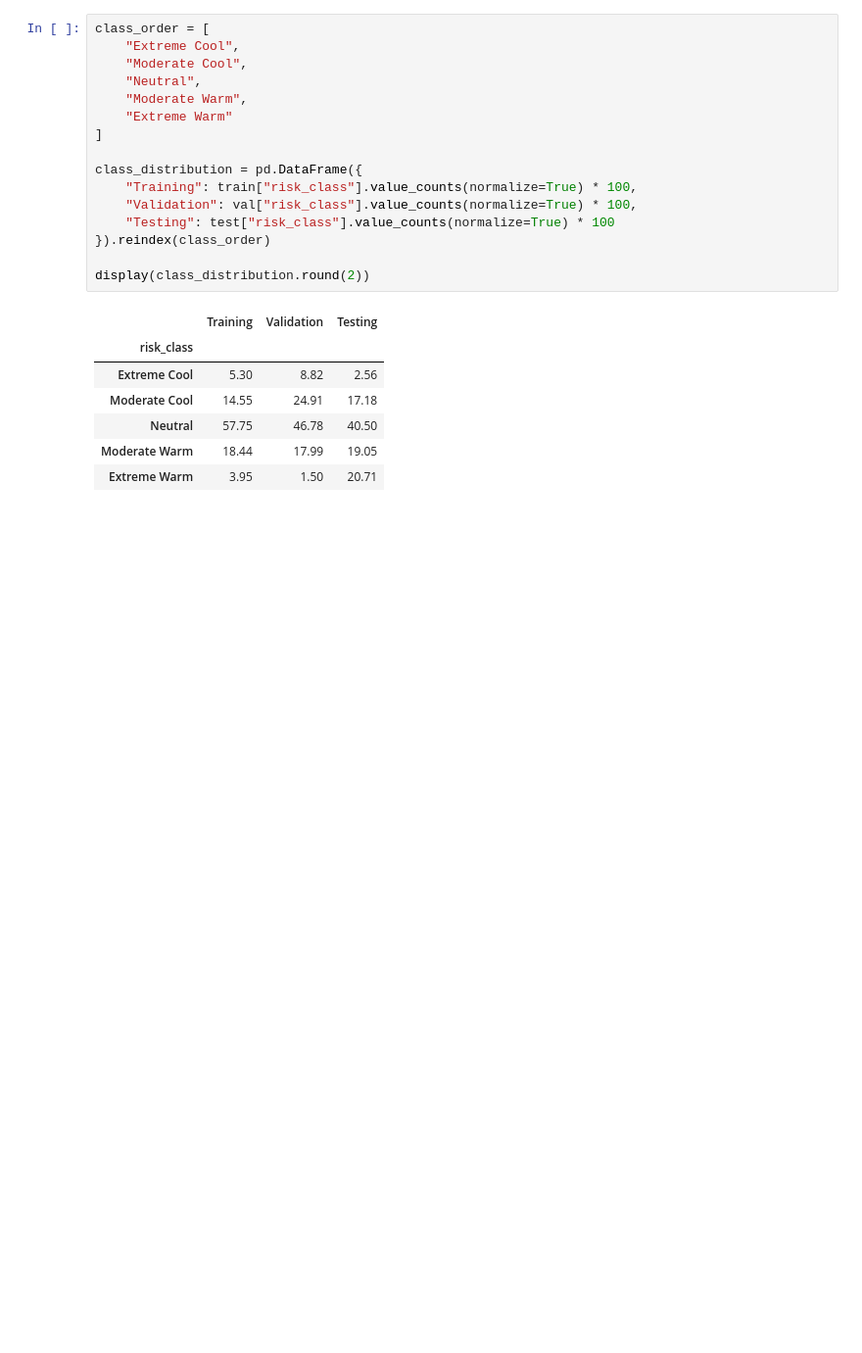
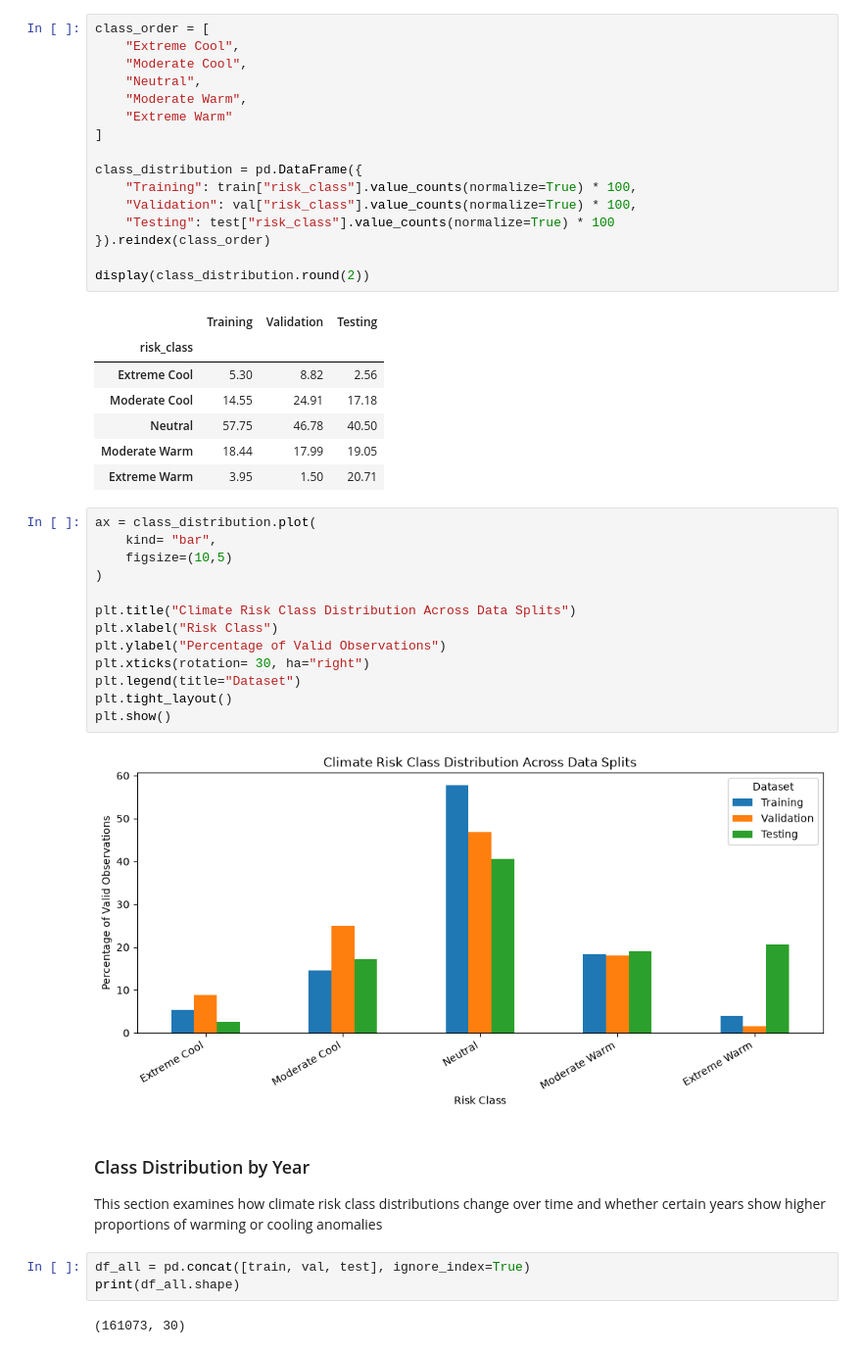
Before and after one commit to Break-Through-Tech/AWS-1A-climate-risk-modeling-for-supply-chain-resiliency, a Jupyter notebook: notebooks/eda_temporal_analysis.ipynb, the cells around one changed output. Shown at 98% size. Saved outputs shown, nothing was run; the diff lists cells and outputs as text; blank space fills up the shorter version.

```diff
--- a/notebooks/eda_temporal_analysis.ipynb
+++ b/notebooks/eda_temporal_analysis.ipynb
@@ -146,3 +151,26 @@ display(class_distribution.round(2))
 | Neutral | 57.75 | 46.78 | 40.50 |
 | Moderate Warm | 18.44 | 17.99 | 19.05 |
 | Extreme Warm | 3.95 | 1.50 | 20.71 |
+# %%
+ax = class_distribution.plot(
+    kind= "bar",
+    figsize=(10,5)
+)
+
+plt.title("Climate Risk Class Distribution Across Data Splits")
+plt.xlabel("Risk Class")
+plt.ylabel("Percentage of Valid Observations")
+plt.xticks(rotation= 30, ha="right")
+plt.legend(title="Dataset")
+plt.tight_layout()
+plt.show()
+# %% [output]
+[figure, added]
+# %% [markdown]
+### Class Distribution by Year
+This section examines how climate risk class distributions change over time and whether certain years show higher proportions of warming or cooling anomalies
+# %%
+df_all = pd.concat([train, val, test], ignore_index=True)
+print(df_all.shape)
+# %% [output]
+(161073, 30)
```
Also changed, not shown: parts of 15 cells of this notebook.
